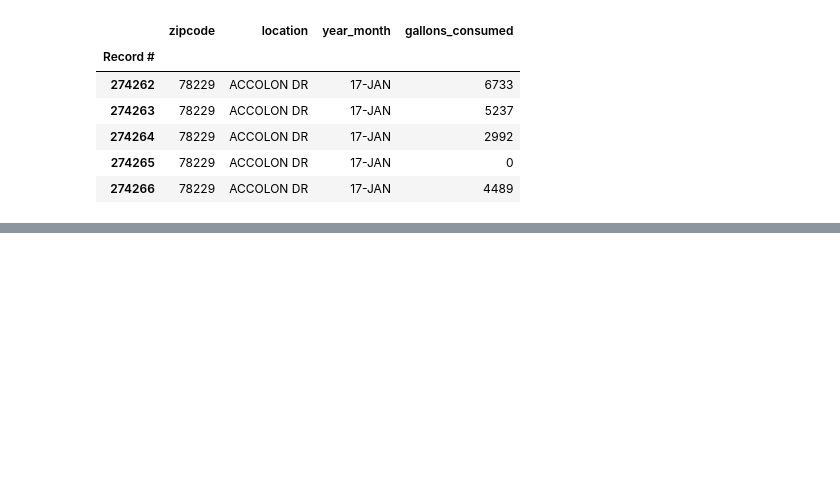
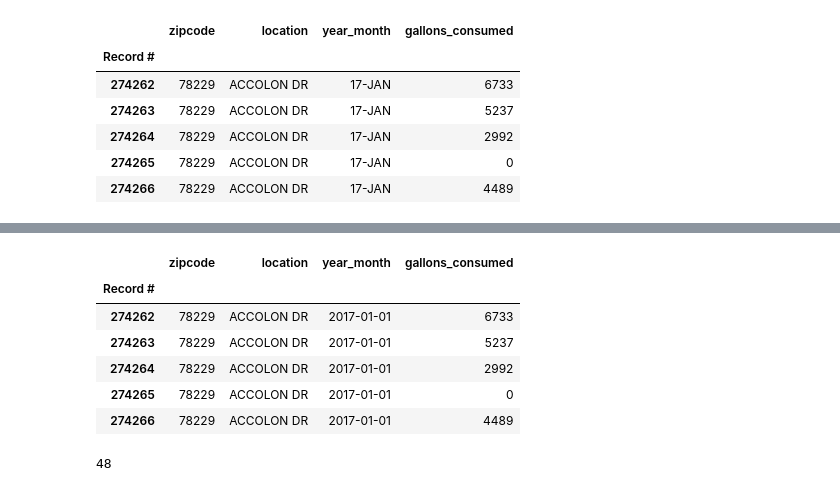
Before and after one commit to slc-data/2021-datathon, a Jupyter notebook: workbooks/lori/concat_datasets.ipynb, the cells around one changed output, grey strips where cells are left out. Saved outputs shown, nothing was run; the diff lists cells and outputs as text; code cells hidden in the pictures; blank space fills up the shorter version.

Commit message:
changing saws dates into datetime objects

```diff
--- a/workbooks/lori/concat_datasets.ipynb
+++ b/workbooks/lori/concat_datasets.ipynb
@@ -262,0 +350,16 @@ saws.head()
+# %%
+saws.year_month = pd.to_datetime(saws.year_month)
+# %%
+saws.head()
+# %% [output]
+|  | zipcode | location | year_month | gallons_consumed |
+| Record # |  |  |  |  |
+| 274262 | 78229 | ACCOLON DR | 2017-01-01 | 6733 |
+| 274263 | 78229 | ACCOLON DR | 2017-01-01 | 5237 |
+| 274264 | 78229 | ACCOLON DR | 2017-01-01 | 2992 |
+| 274265 | 78229 | ACCOLON DR | 2017-01-01 | 0 |
+| 274266 | 78229 | ACCOLON DR | 2017-01-01 | 4489 |
+# %%
+len(saws.year_month.value_counts())
+# %% [output]
+48
```
Also changed, not shown: parts of 10 cells of this notebook, 2 other files.
